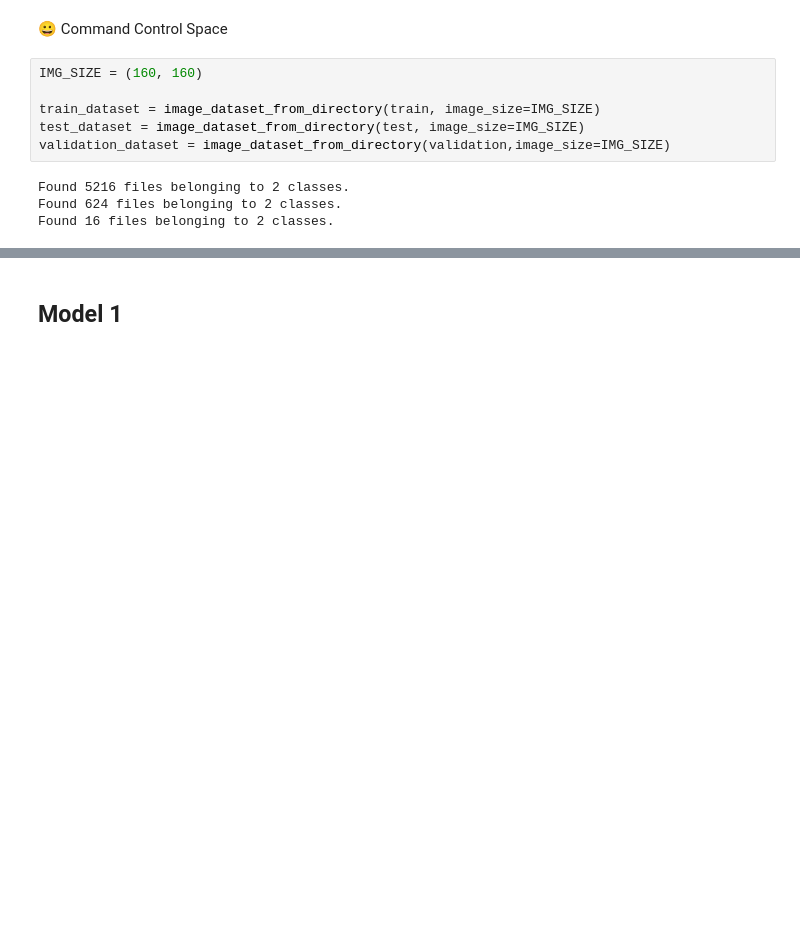
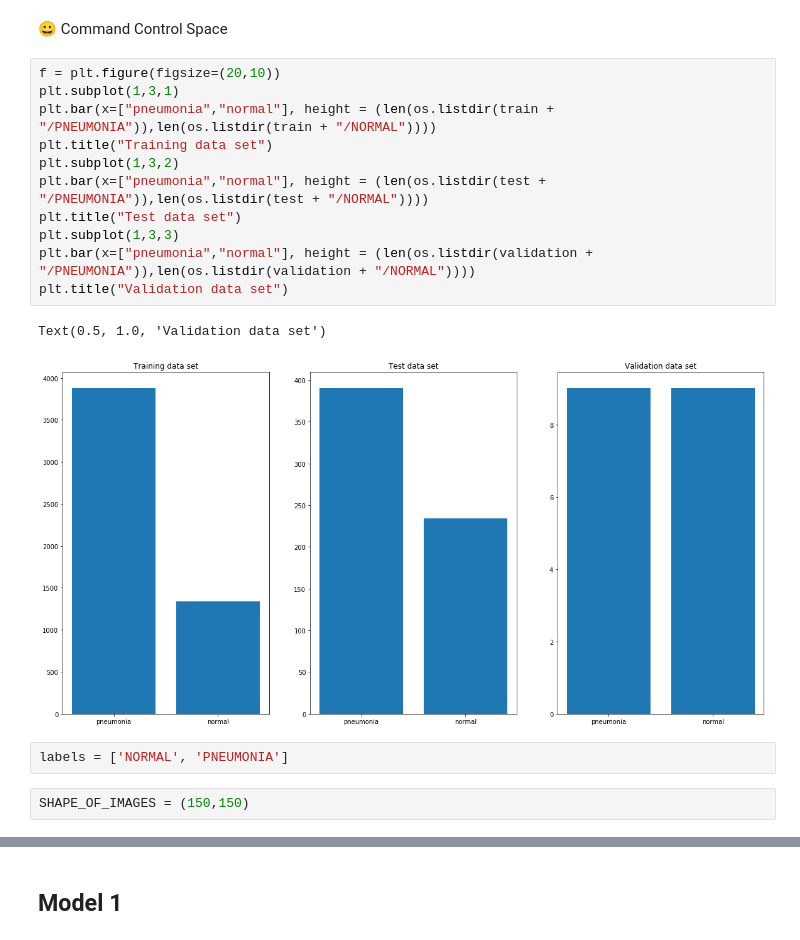
Before and after one commit to AMiNo-13/Pneumonia-Detection-Using-CNN, a Jupyter notebook: Chest X.ipynb, the cells around one changed output, grey strips where cells are left out. Cells and saved outputs as stored; diff of their text form; blank space fills up the shorter version.

```diff
--- a/Chest X.ipynb
+++ b/Chest X.ipynb
@@ -29,15 +43,23 @@ validation = os.path.join('/Users/AMINO/Desktop/Mod_4_Project/chest_xray/chest_x
 # %% [markdown]
 😀 Command Control Space
-# %%
-IMG_SIZE = (160, 160)
-
-train_dataset = image_dataset_from_directory(train, image_size=IMG_SIZE)
-test_dataset = image_dataset_from_directory(test, image_size=IMG_SIZE)
-validation_dataset = image_dataset_from_directory(validation,image_size=IMG_SIZE)
-# %% [output]
-Found 5216 files belonging to 2 classes.
-Found 624 files belonging to 2 classes.
-Found 16 files belonging to 2 classes.
+# %%
+f = plt.figure(figsize=(20,10))
+plt.subplot(1,3,1)
+plt.bar(x=["pneumonia","normal"], height = (len(os.listdir(train + "/PNEUMONIA")),len(os.listdir(train + "/NORMAL"))))
+plt.title("Training data set")
+plt.subplot(1,3,2)
+plt.bar(x=["pneumonia","normal"], height = (len(os.listdir(test + "/PNEUMONIA")),len(os.listdir(test + "/NORMAL"))))
+plt.title("Test data set")
+plt.subplot(1,3,3)
+plt.bar(x=["pneumonia","normal"], height = (len(os.listdir(validation + "/PNEUMONIA")),len(os.listdir(validation + "/NORMAL"))))
+plt.title("Validation data set")
+# %% [output]
+Text(0.5, 1.0, 'Validation data set')
+[figure, added]
+# %%
+labels = ['NORMAL', 'PNEUMONIA']
+# %%
+SHAPE_OF_IMAGES = (150,150)
 # %%
 class_names = train_dataset.class_names
 
```
Also changed, not shown: parts of 36 cells of this notebook.
